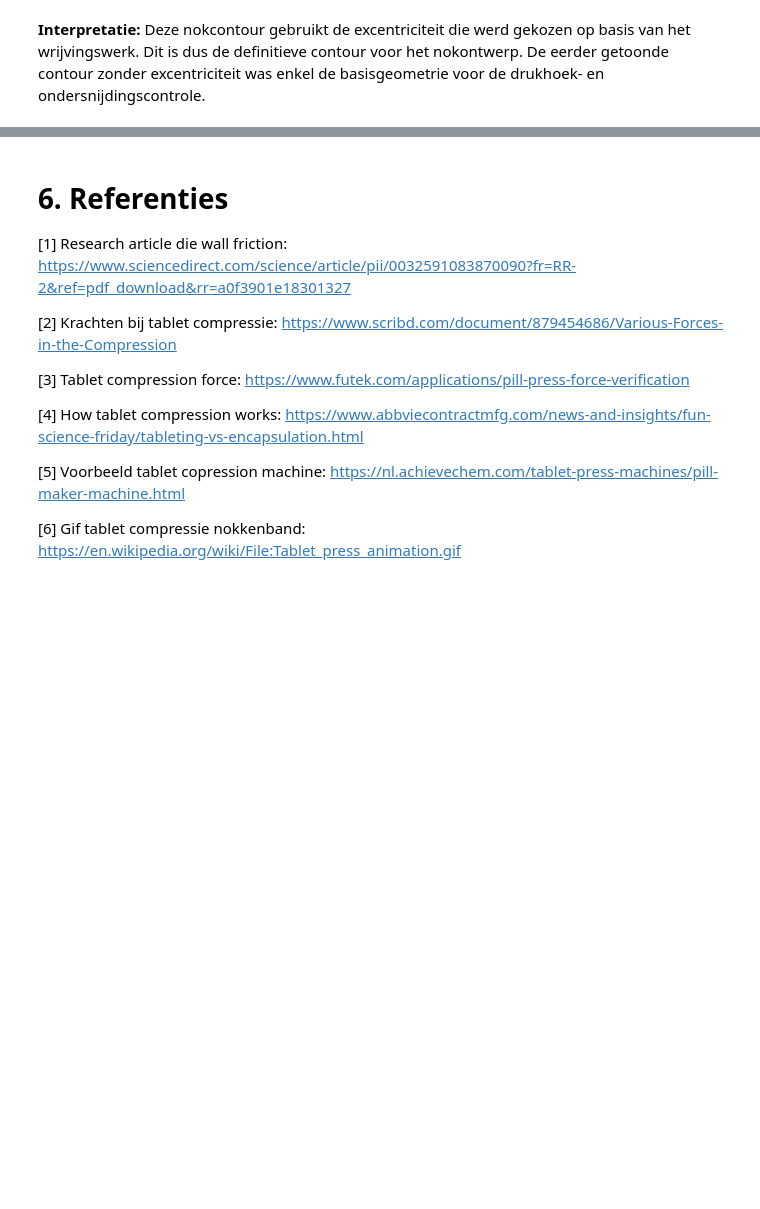
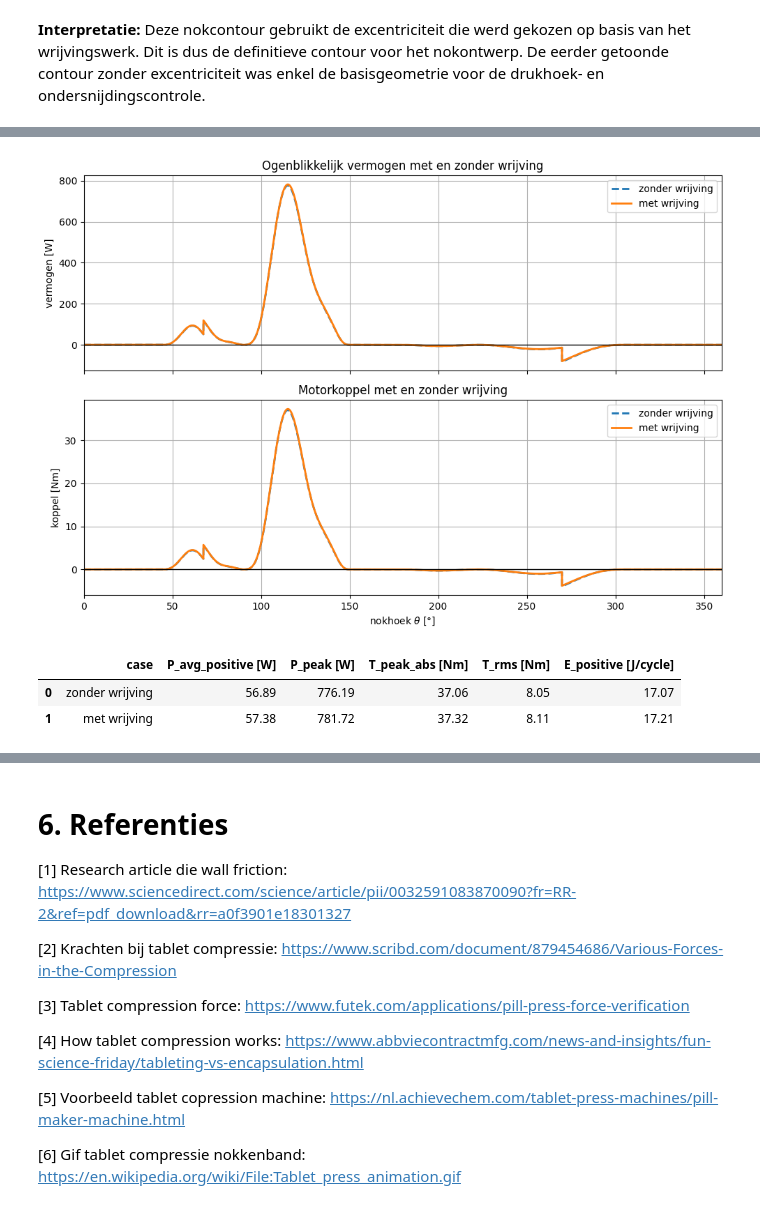
Before and after one commit to Vermizzi/Project_Bewegingen_TriVik, a Jupyter notebook: Finaal_nokken.ipynb, the cells around one changed output, grey strips where cells are left out. Saved outputs shown, nothing was run; the diff lists cells and outputs as text; code cells hidden in the pictures; blank space fills up the shorter version.

Commit message:
power af

```diff
--- a/Finaal_nokken.ipynb
+++ b/Finaal_nokken.ipynb
@@ -1910,0 +2022,58 @@ plotCamContour(base_radius,Rr,exc_optimal_friction,theta,lift,pressure_angle_opt
+# %%
+# grafiek vermogen en koppel
+fig, axs = plt.subplots(2, 1, figsize=(10, 7), sharex=True)
+
+axs[0].plot(theta_deg, P_no_friction, linestyle="--", linewidth=2, label="zonder wrijving")
+axs[0].plot(theta_deg, P_with_friction, linewidth=2, label="met wrijving")
+axs[0].axhline(0, color="black", linewidth=1)
+axs[0].set_ylabel("vermogen [W]")
+axs[0].set_title("Ogenblikkelijk vermogen met en zonder wrijving")
+axs[0].grid(True)
+axs[0].legend()
+
+axs[1].plot(theta_deg, T_no_friction, linestyle="--", linewidth=2, label="zonder wrijving")
+axs[1].plot(theta_deg, T_with_friction, linewidth=2, label="met wrijving")
+axs[1].axhline(0, color="black", linewidth=1)
+axs[1].set_xlabel("nokhoek $\\theta$ [°]")
+axs[1].set_ylabel("koppel [Nm]")
+axs[1].set_title("Motorkoppel met en zonder wrijving")
+axs[1].grid(True)
+axs[1].legend()
+
+for ax in axs:
+    ax.set_xlim(0, 360)
+
+plt.tight_layout()
+plt.show()
+# %% [output]
+[figure, added]
+# %%
+import pandas as pd
+
+metrics_no_friction = performance_metrics(P_no_friction, rpm)
+metrics_with_friction = performance_metrics(P_with_friction, rpm)
+
+power_summary = pd.DataFrame([
+    {
+        "case": "zonder wrijving",
+        "P_avg_positive [W]": metrics_no_friction["P_avg_positive"],
+        "P_peak [W]": metrics_no_friction["P_peak"],
+        "T_peak_abs [Nm]": metrics_no_friction["T_peak_abs"],
+        "T_rms [Nm]": metrics_no_friction["T_rms"],
+        "E_positive [J/cycle]": metrics_no_friction["E_positive"]
+    },
+    {
+        "case": "met wrijving",
+        "P_avg_positive [W]": metrics_with_friction["P_avg_positive"],
+        "P_peak [W]": metrics_with_friction["P_peak"],
+        "T_peak_abs [Nm]": metrics_with_friction["T_peak_abs"],
+        "T_rms [Nm]": metrics_with_friction["T_rms"],
+        "E_positive [J/cycle]": metrics_with_friction["E_positive"]
+    }
+])
+
+display(power_summary.round(2))
+# %% [output]
+|  | case | P_avg_positive [W] | P_peak [W] | T_peak_abs [Nm] | T_rms [Nm] | E_positive [J/cycle] |
+| 0 | zonder wrijving | 56.89 | 776.19 | 37.06 | 8.05 | 17.07 |
+| 1 | met wrijving | 57.38 | 781.72 | 37.32 | 8.11 | 17.21 |
```
Also changed, not shown: parts of 21 cells of this notebook.
